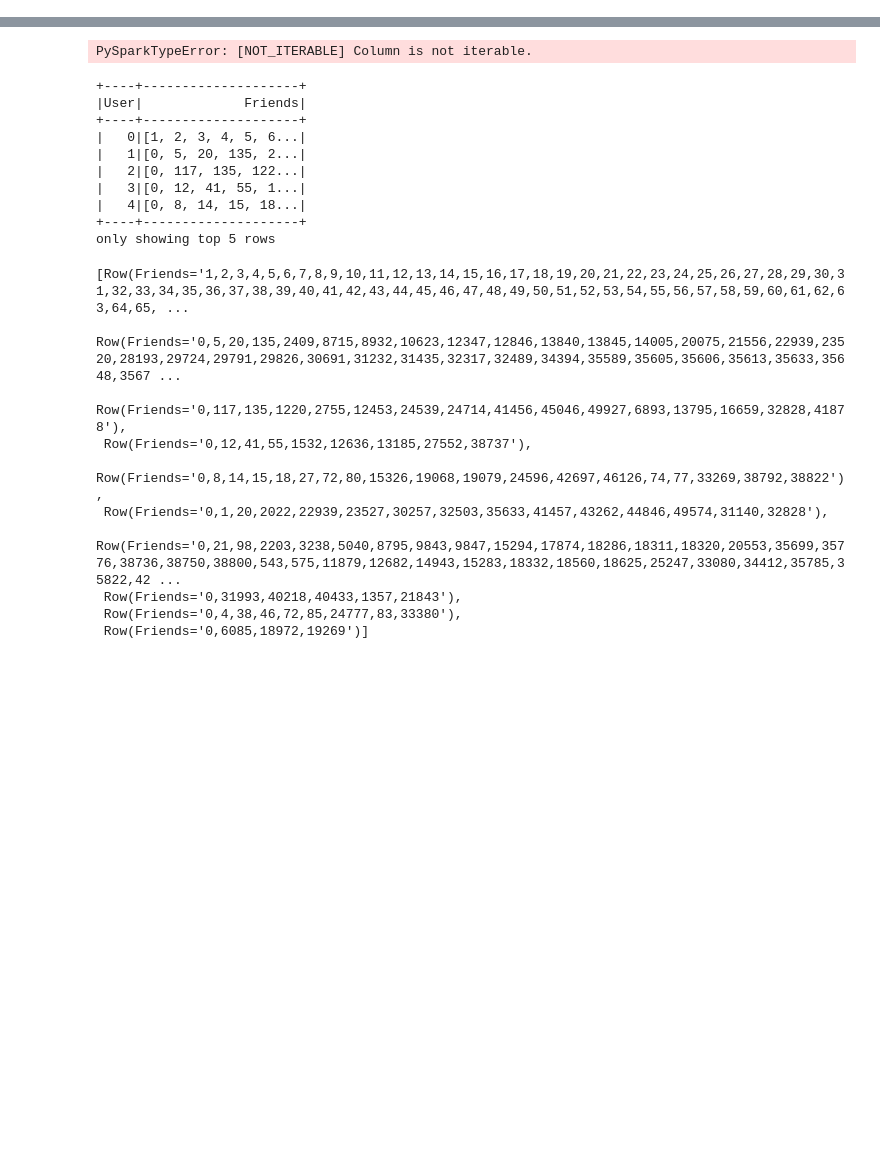
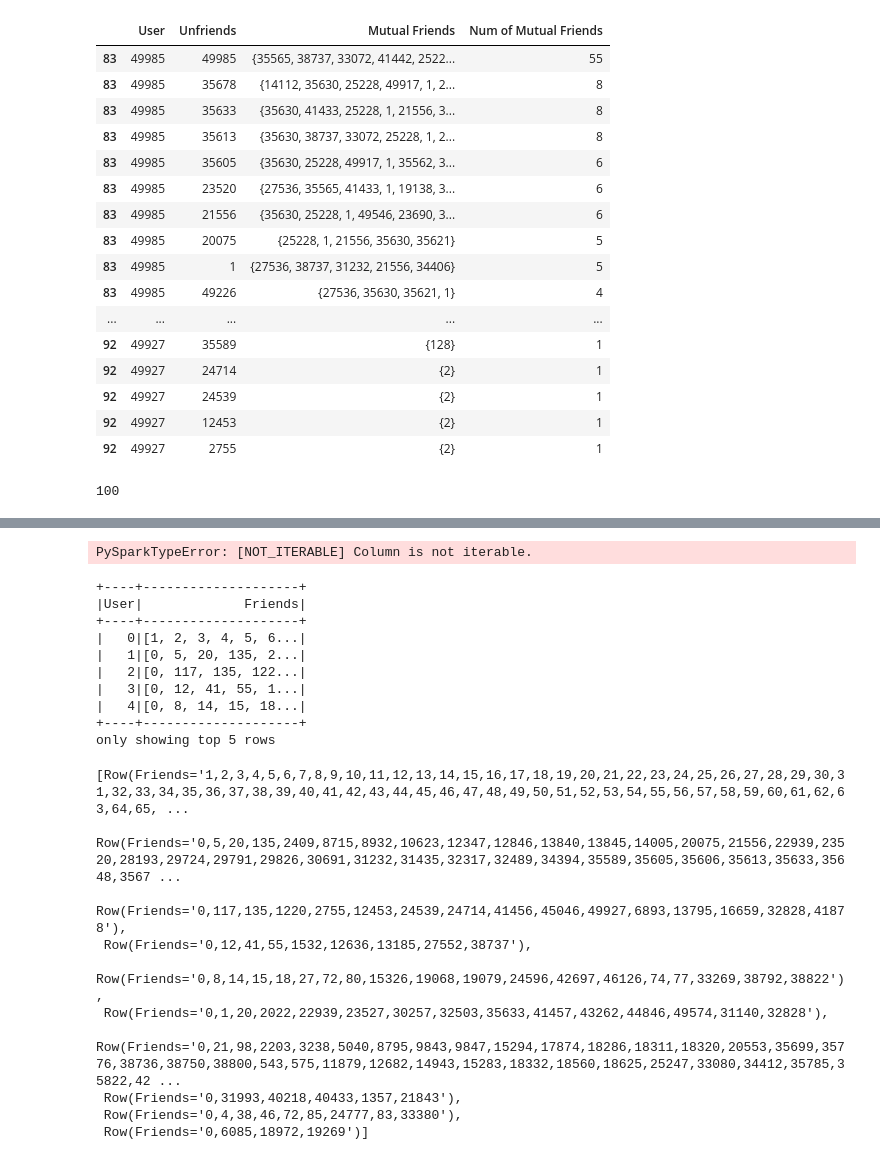
Before and after one commit to WenhaoP/CSE-547, a Jupyter notebook: HW1/main.ipynb, the cells around one changed output, grey strips where cells are left out. Drawn from its saved outputs; the diff is of its cells as text; code cells hidden in the pictures; blank space fills up the shorter version.

```diff
--- a/HW1/main.ipynb
+++ b/HW1/main.ipynb
@@ -43,0 +67,12 @@ only showing top 5 rows
+# %%
+all_user_id = set(friend['User'].unique())
+unfriend = friend.copy()
+unfriend['Unfriends'] = friend['Friends'].apply(lambda x: all_user_id - x)
+unfriend = unfriend.drop('Friends', axis=1)
+unfriend = unfriend.explode('Unfriends')
+unfriend['Unfriends'] = unfriend['Unfriends'].astype(int)
+unfriend['Mutual Friends'] = unfriend.apply(lambda row:
+                                            (friend[friend['User'] == row['User']]['Friends'].iloc[0]) &
+                                            (friend[friend['User'] == row['Unfriends']]['Friends'].iloc[0]), axis=1)
+unfriend['Num of Mutual Friends'] = unfriend['Mutual Friends'].apply(len)
+unfriend.head()
@@ -43,0 +86,4 @@ only showing top 5 rows
+# %%
+unfriend['Mutual Friends'] = unfriend.apply(lambda row: (friend[friend['User'] == row['User']]['Friends'].iloc[0]) & (friend[friend['User'] == row['Unfriends']]['Friends'].iloc[0]), axis=1)
+# %%
+unfriend['Num of Mutual Friends'] = unfriend['Mutual Friends'].apply(len)
@@ -43,0 +106,26 @@ only showing top 5 rows
+# %%
+mutual_friend = unfriend.sort_values(['User', 'Num of Mutual Friends', 'Unfriends'], ascending = False).groupby('User').head(10)
+# %%
+mutual_friend.head(20)
+# %% [output]
+|  | User | Unfriends | Mutual Friends | Num of Mutual Friends |
+| 83 | 49985 | 49985 | {35565, 38737, 33072, 41442, 2522... | 55 |
+| 83 | 49985 | 35678 | {14112, 35630, 25228, 49917, 1, 2... | 8 |
+| 83 | 49985 | 35633 | {35630, 41433, 25228, 1, 21556, 3... | 8 |
+| 83 | 49985 | 35613 | {35630, 38737, 33072, 25228, 1, 2... | 8 |
+| 83 | 49985 | 35605 | {35630, 25228, 49917, 1, 35562, 3... | 6 |
+| 83 | 49985 | 23520 | {27536, 35565, 41433, 1, 19138, 3... | 6 |
+| 83 | 49985 | 21556 | {35630, 25228, 1, 49546, 23690, 3... | 6 |
+| 83 | 49985 | 20075 | {25228, 1, 21556, 35630, 35621} | 5 |
+| 83 | 49985 | 1 | {27536, 38737, 31232, 21556, 34406} | 5 |
+| 83 | 49985 | 49226 | {27536, 35630, 35621, 1} | 4 |
+| ... | ... | ... | ... | ... |
+| 92 | 49927 | 35589 | {128} | 1 |
+| 92 | 49927 | 24714 | {2} | 1 |
+| 92 | 49927 | 24539 | {2} | 1 |
+| 92 | 49927 | 12453 | {2} | 1 |
+| 92 | 49927 | 2755 | {2} | 1 |
+# %%
+len(unfriend['User'].unique())
+# %% [output]
+100
```
Also changed, not shown: parts of 13 cells of this notebook.
